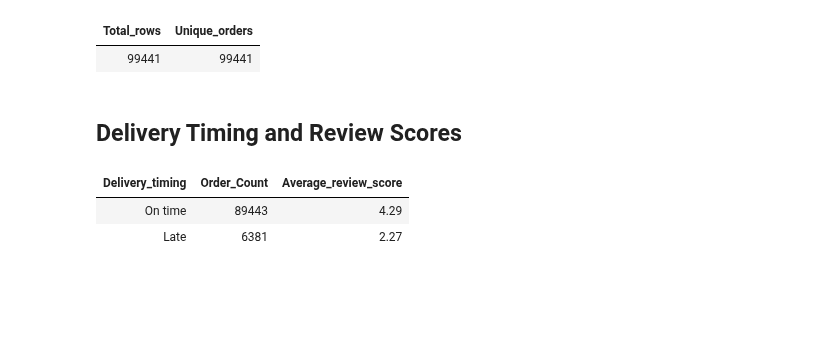
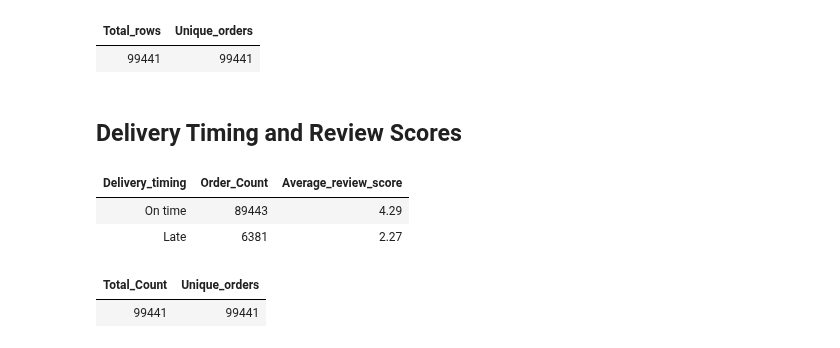
Before and after one commit to utsahpradhan/olist-marketplace-analytics, a Jupyter notebook: Olist_Analysis.ipynb, the cells around one changed output. Drawn from its saved outputs; the diff is of its cells as text; code cells hidden in the pictures; blank space fills up the shorter version.

```diff
--- a/Olist_Analysis.ipynb
+++ b/Olist_Analysis.ipynb
@@ -1153,0 +1161,8 @@ GROUP BY
+# %%
+%sql
+SELECT COUNT(*) AS Total_Count,
+COUNT(DISTINCT order_id) AS Unique_orders
+FROM orders_with_customers
+# %% [output]
+| Total_Count | Unique_orders |
+| 99441 | 99441 |
```
Also changed, not shown: parts of 8 cells of this notebook.
